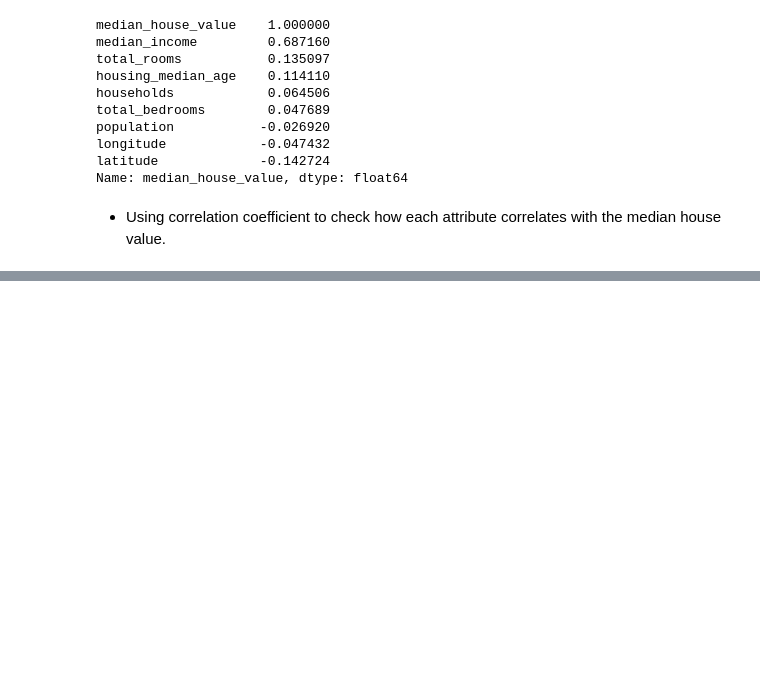
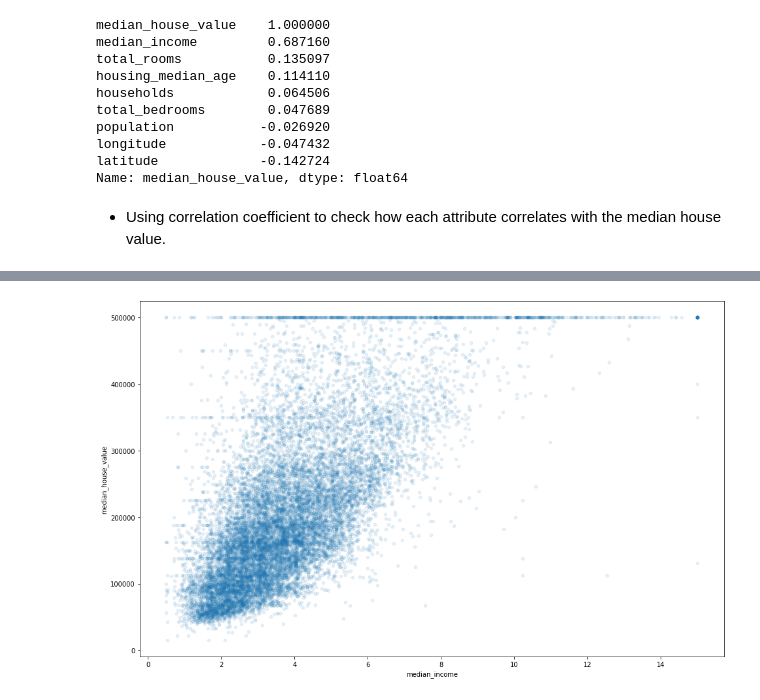
Before and after one commit to KaiFormosa/California_Housing_Price_Prediction, a Jupyter notebook: California_Housing_Price_Prediction.ipynb, the cells around one changed output, grey strips where cells are left out. Cells and saved outputs as stored; diff of their text form; code cells hidden in the pictures; blank space fills up the shorter version.

```diff
--- a/California_Housing_Price_Prediction.ipynb
+++ b/California_Housing_Price_Prediction.ipynb
@@ -184,0 +192,4 @@ Name: median_house_value, dtype: float64
+# %%
+strat_train_set.plot(kind='scatter', x='median_income', y='median_house_value', alpha=0.1, figsize=(16,10));
+# %% [output]
+[figure, added]
```
Also changed, not shown: parts of 3 cells of this notebook.
